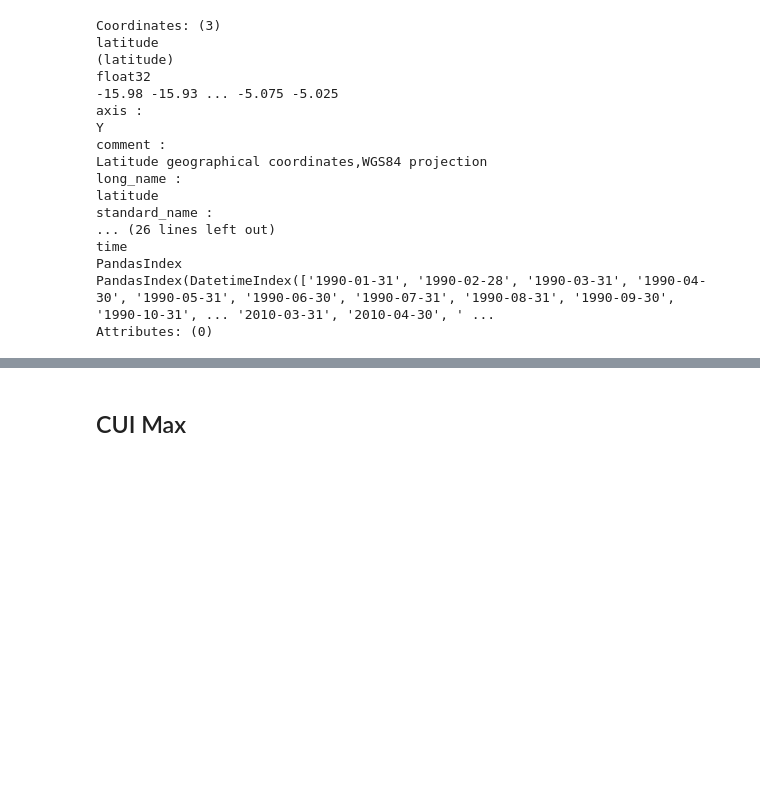
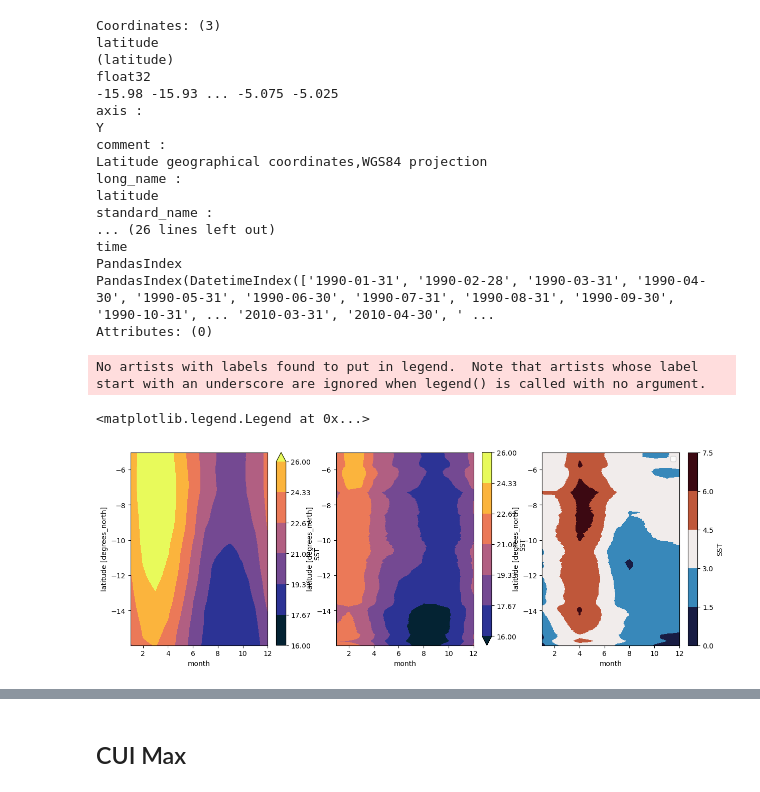
Before and after one commit to danliba/Upwelling_paper, a Jupyter notebook: CUI_satellite-Copy1.ipynb, the cells around one changed output, grey strips where cells are left out. Drawn from its saved outputs; the diff is of its cells as text; code cells hidden in the pictures; blank space fills up the shorter version.

```diff
--- a/CUI_satellite-Copy1.ipynb
+++ b/CUI_satellite-Copy1.ipynb
@@ -107,3 +47,14 @@ ds_temp.analysed_sst.isel(time=slice(0,1)).plot()
 # %% [output]
 <matplotlib.collections.QuadMesh at 0x...>
 [figure]
+# %%
+def seasonality(data):
+
+    season = data.groupby('time.month').mean(dim='time')
+    return season
+
+def season_mean(data):
+
+    ss = data['time'].dt.season
+    ss_means = data.groupby(ss).mean('time')
+    return ss_means
@@ -434,3 +385,14 @@ time
 PandasIndex
 PandasIndex(DatetimeIndex(['1990-01-31', '1990-02-28', '1990-03-31', '1990-04-30', '1990-05-31', '1990-06-30', '1990-07-31', '1990-08-31', '1990-09-30', '1990-10-31', ... '2010-03-31', '2010-04-30', ' ...
 Attributes: (0)
+# %%
+fig,ax = plt.subplots(1,3,figsize=(15,5))
+
+seasonality(SST_offshore.mean(dim='longitude')).plot.contourf(x='month',y='latitude',cmap=cm.thermal,vmin=16,vmax=26,ax=ax[0],label='Offshore')
+seasonality(SST_inshore.mean(dim='longitude')).plot.contourf(x='month',y='latitude',cmap=cm.thermal,vmin=16,vmax=26,ax=ax[1],label='Inshore')
+seasonality(CUI_old).plot.contourf(x='month',y='latitude',cmap=cm.balance,ax=ax[2],label='CUI')
+plt.legend()
+# %% [output]
+No artists with labels found to put in legend.  Note that artists whose label start with an underscore are ignored when legend() is called with no argument.
+<matplotlib.legend.Legend at 0x...>
+[figure, added]
```
Also changed, not shown: parts of 8 cells of this notebook, 5 other files.
